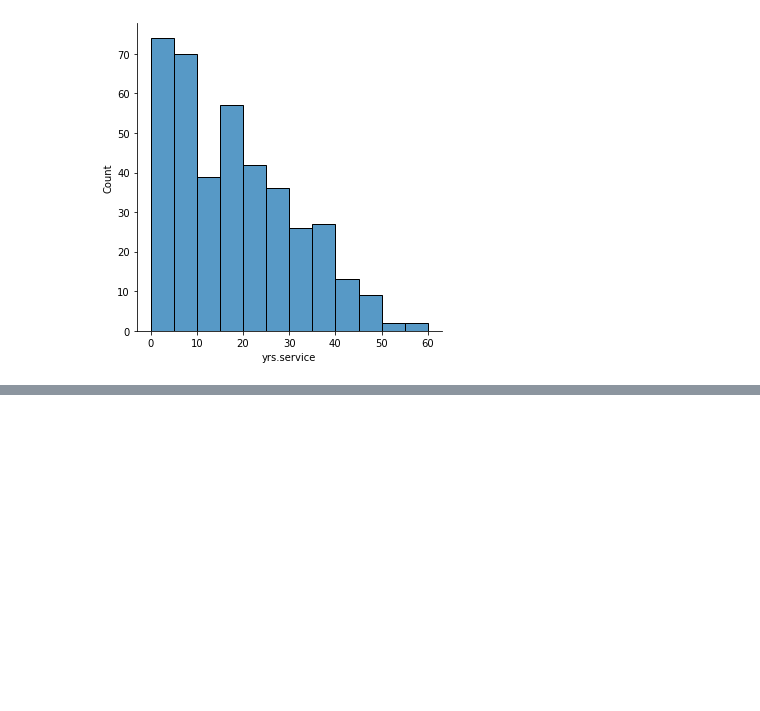
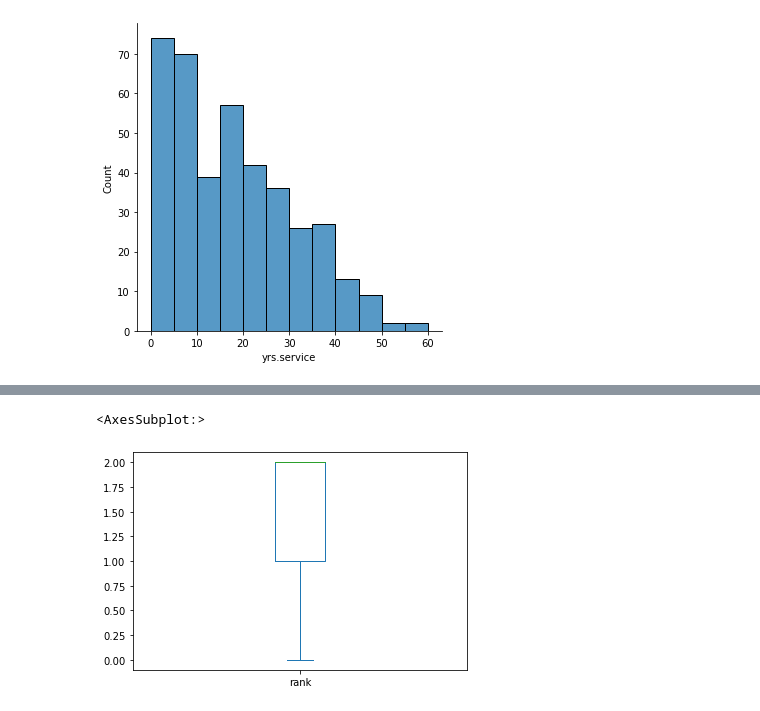
Before and after one commit to niravmehta2/Projects, a Jupyter notebook: Practice Project/Salary.ipynb, the cells around one changed output, grey strips where cells are left out. Saved outputs shown, nothing was run; the diff lists cells and outputs as text; code cells hidden in the pictures; blank space fills up the shorter version.

```diff
--- a/Practice Project/Salary.ipynb
+++ b/Practice Project/Salary.ipynb
@@ -217,0 +313,5 @@ sns.displot(df["sex"])
+# %%
+df['rank'].plot.box()
+# %% [output]
+<AxesSubplot:>
+[figure, added]
```
Also changed, not shown: parts of 57 cells of this notebook, 1 other file.
